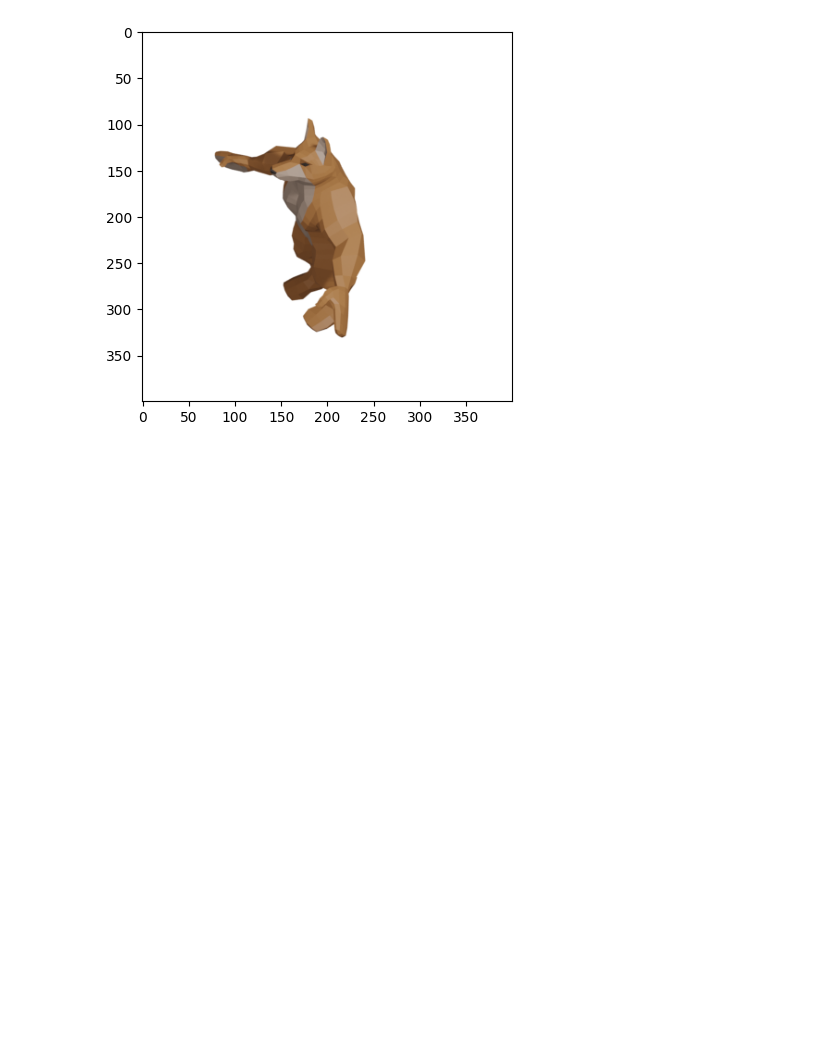
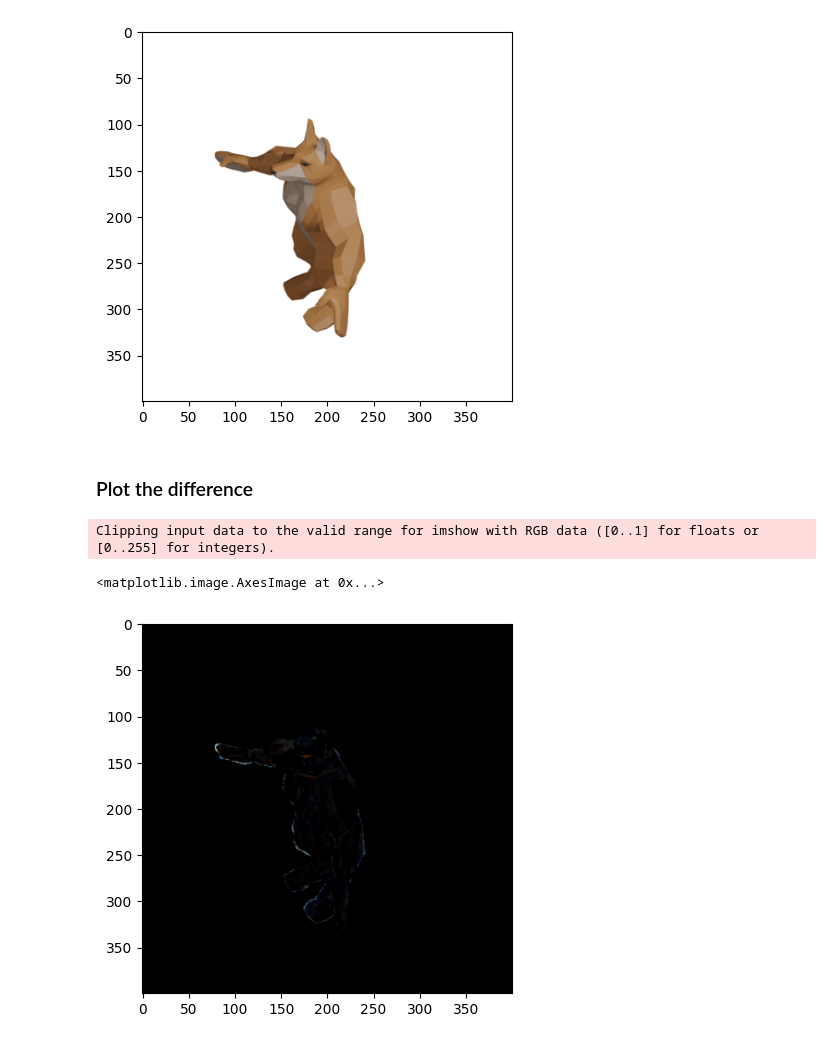
Before and after one commit to stanleyedward/learn_nerf, a Jupyter notebook: NovelViewSynthesis/nvs.ipynb, the cells around one changed output. Saved outputs shown, nothing was run; the diff lists cells and outputs as text; code cells hidden in the pictures; blank space fills up the shorter version.

```diff
--- a/NovelViewSynthesis/nvs.ipynb
+++ b/NovelViewSynthesis/nvs.ipynb
@@ -108,3 +117,11 @@ plt.imshow(test_target_px_values[0].reshape(400, 400, 3))
 # %% [output]
 <matplotlib.image.AxesImage at 0x...>
 [figure]
+# %% [markdown]
+### Plot the difference
+# %%
+plt.imshow(img - test_target_px_values[0].reshape(400, 400, 3))
+# %% [output]
+Clipping input data to the valid range for imshow with RGB data ([0..1] for floats or [0..255] for integers).
+<matplotlib.image.AxesImage at 0x...>
+[figure, added]
```
Also changed, not shown: parts of 2 cells of this notebook.
